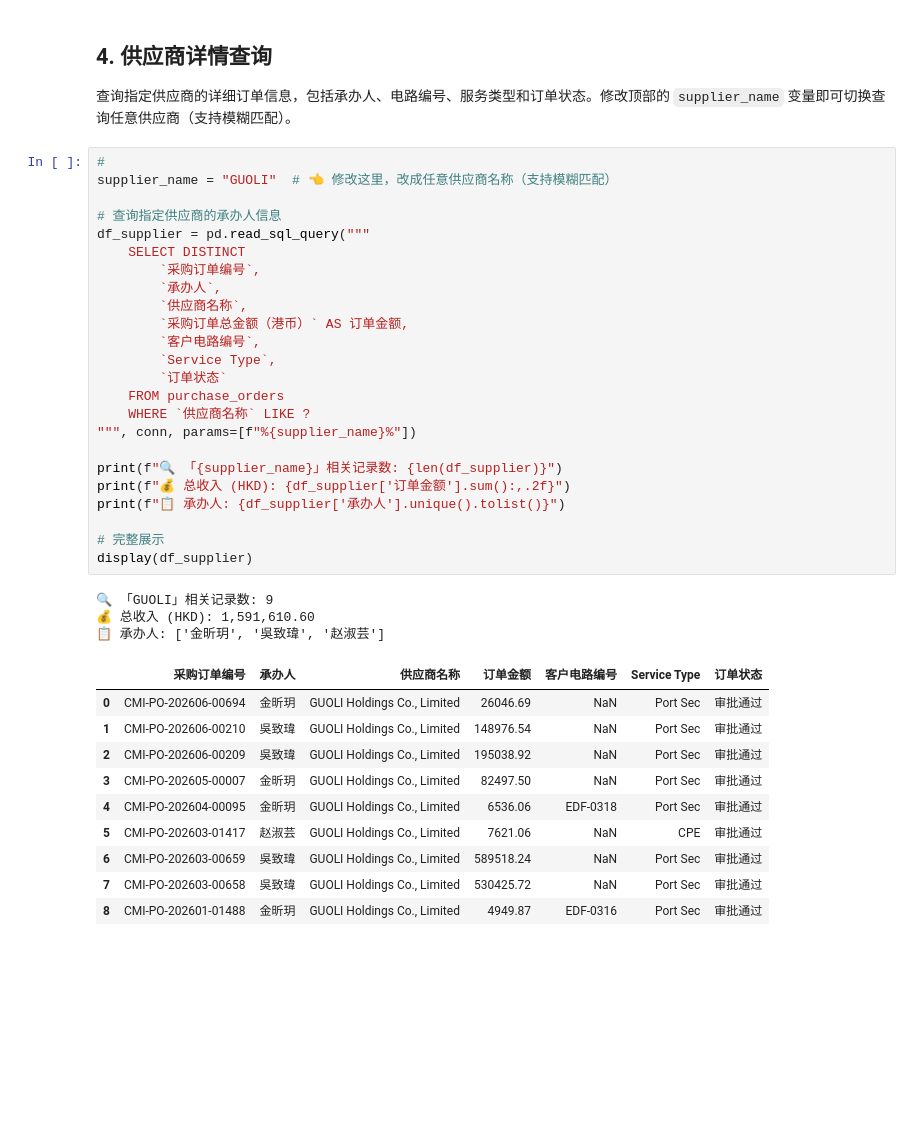
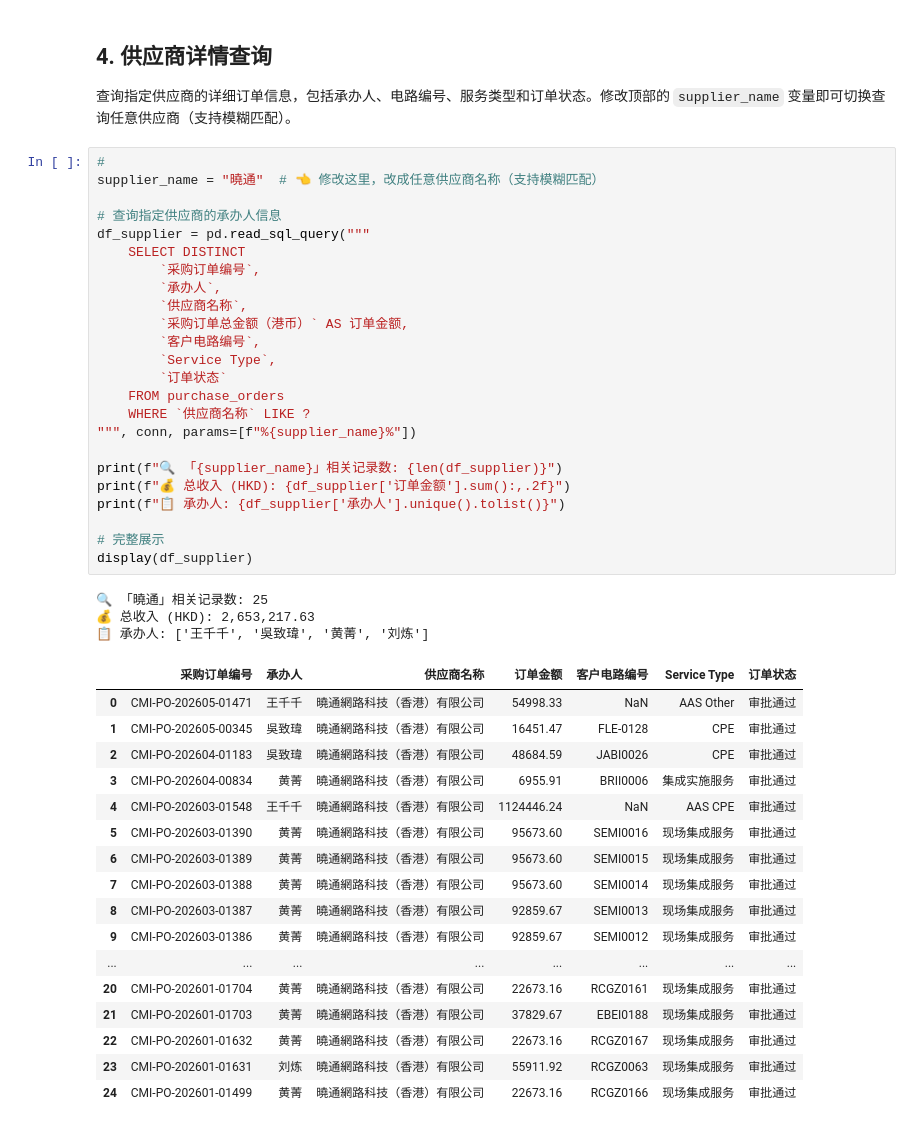
Before and after one commit to alifespace/pesg-starter, a Jupyter notebook: learning/python/mini-projects/cmi/cmidata.ipynb, the cells around one changed output. Drawn from its saved outputs; the diff is of its cells as text; blank space fills up the shorter version.

```diff
--- a/learning/python/mini-projects/cmi/cmidata.ipynb
+++ b/learning/python/mini-projects/cmi/cmidata.ipynb
@@ -176,39 +194,46 @@ display(df_revenue[["供应商名称", "订单数", "总金额_HKD_display", "
 查询指定供应商的详细订单信息，包括承办人、电路编号、服务类型和订单状态。修改顶部的 `supplier_name` 变量即可切换查询任意供应商（支持模糊匹配）。
 # %%
 #
-supplier_name = "GUOLI"  # 👈 修改这里，改成任意供应商名称（支持模糊匹配）
+supplier_name = "曉通"  # 👈 修改这里，改成任意供应商名称（支持模糊匹配）
 
 # 查询指定供应商的承办人信息
 df_supplier = pd.read_sql_query("""
     SELECT DISTINCT
         `采购订单编号`,
         `承办人`,
         `供应商名称`,
         `采购订单总金额（港币）` AS 订单金额,
         `客户电路编号`,
         `Service Type`,
         `订单状态`
     FROM purchase_orders
     WHERE `供应商名称` LIKE ?
 """, conn, params=[f"%{supplier_name}%"])
 
 print(f"🔍 「{supplier_name}」相关记录数: {len(df_supplier)}")
 print(f"💰 总收入 (HKD): {df_supplier['订单金额'].sum():,.2f}")
 print(f"📋 承办人: {df_supplier['承办人'].unique().tolist()}")
 
 # 完整展示
 display(df_supplier)
 # %% [output]
-🔍 「GUOLI」相关记录数: 9
-💰 总收入 (HKD): 1,591,610.60
-📋 承办人: ['金昕玥', '吳致瑋', '赵淑芸']
+🔍 「曉通」相关记录数: 25
+💰 总收入 (HKD): 2,653,217.63
+📋 承办人: ['王千千', '吳致瑋', '黄菁', '刘炼']
 |  | 采购订单编号 | 承办人 | 供应商名称 | 订单金额 | 客户电路编号 | Service Type | 订单状态 |
-| 0 | CMI-PO-202606-00694 | 金昕玥 | GUOLI Holdings Co., Limited | 26046.69 | NaN | Port Sec | 审批通过 |
-| 1 | CMI-PO-202606-00210 | 吳致瑋 | GUOLI Holdings Co., Limited | 148976.54 | NaN | Port Sec | 审批通过 |
-| 2 | CMI-PO-202606-00209 | 吳致瑋 | GUOLI Holdings Co., Limited | 195038.92 | NaN | Port Sec | 审批通过 |
-| 3 | CMI-PO-202605-00007 | 金昕玥 | GUOLI Holdings Co., Limited | 82497.50 | NaN | Port Sec | 审批通过 |
-| 4 | CMI-PO-202604-00095 | 金昕玥 | GUOLI Holdings Co., Limited | 6536.06 | EDF-0318 | Port Sec | 审批通过 |
-| 5 | CMI-PO-202603-01417 | 赵淑芸 | GUOLI Holdings Co., Limited | 7621.06 | NaN | CPE | 审批通过 |
-| 6 | CMI-PO-202603-00659 | 吳致瑋 | GUOLI Holdings Co., Limited | 589518.24 | NaN | Port Sec | 审批通过 |
-| 7 | CMI-PO-202603-00658 | 吳致瑋 | GUOLI Holdings Co., Limited | 530425.72 | NaN | Port Sec | 审批通过 |
-| 8 | CMI-PO-202601-01488 | 金昕玥 | GUOLI Holdings Co., Limited | 4949.87 | EDF-0316 | Port Sec | 审批通过 |
+| 0 | CMI-PO-202605-01471 | 王千千 | 曉通網路科技（香港）有限公司 | 54998.33 | NaN | AAS Other | 审批通过 |
+| 1 | CMI-PO-202605-00345 | 吳致瑋 | 曉通網路科技（香港）有限公司 | 16451.47 | FLE-0128 | CPE | 审批通过 |
+| 2 | CMI-PO-202604-01183 | 吳致瑋 | 曉通網路科技（香港）有限公司 | 48684.59 | JABI0026 | CPE | 审批通过 |
+| 3 | CMI-PO-202604-00834 | 黄菁 | 曉通網路科技（香港）有限公司 | 6955.91 | BRII0006 | 集成实施服务 | 审批通过 |
+| 4 | CMI-PO-202603-01548 | 王千千 | 曉通網路科技（香港）有限公司 | 1124446.24 | NaN | AAS CPE | 审批通过 |
+| 5 | CMI-PO-202603-01390 | 黄菁 | 曉通網路科技（香港）有限公司 | 95673.60 | SEMI0016 | 现场集成服务 | 审批通过 |
+| 6 | CMI-PO-202603-01389 | 黄菁 | 曉通網路科技（香港）有限公司 | 95673.60 | SEMI0015 | 现场集成服务 | 审批通过 |
+| 7 | CMI-PO-202603-01388 | 黄菁 | 曉通網路科技（香港）有限公司 | 95673.60 | SEMI0014 | 现场集成服务 | 审批通过 |
+| 8 | CMI-PO-202603-01387 | 黄菁 | 曉通網路科技（香港）有限公司 | 92859.67 | SEMI0013 | 现场集成服务 | 审批通过 |
+| 9 | CMI-PO-202603-01386 | 黄菁 | 曉通網路科技（香港）有限公司 | 92859.67 | SEMI0012 | 现场集成服务 | 审批通过 |
+| ... | ... | ... | ... | ... | ... | ... | ... |
+| 20 | CMI-PO-202601-01704 | 黄菁 | 曉通網路科技（香港）有限公司 | 22673.16 | RCGZ0161 | 现场集成服务 | 审批通过 |
+| 21 | CMI-PO-202601-01703 | 黄菁 | 曉通網路科技（香港）有限公司 | 37829.67 | EBEI0188 | 现场集成服务 | 审批通过 |
+| 22 | CMI-PO-202601-01632 | 黄菁 | 曉通網路科技（香港）有限公司 | 22673.16 | RCGZ0167 | 现场集成服务 | 审批通过 |
+| 23 | CMI-PO-202601-01631 | 刘炼 | 曉通網路科技（香港）有限公司 | 55911.92 | RCGZ0063 | 现场集成服务 | 审批通过 |
+| 24 | CMI-PO-202601-01499 | 黄菁 | 曉通網路科技（香港）有限公司 | 22673.16 | RCGZ0166 | 现场集成服务 | 审批通过 |
```
Also changed, not shown: parts of 1 cell of this notebook, 2 other files.
